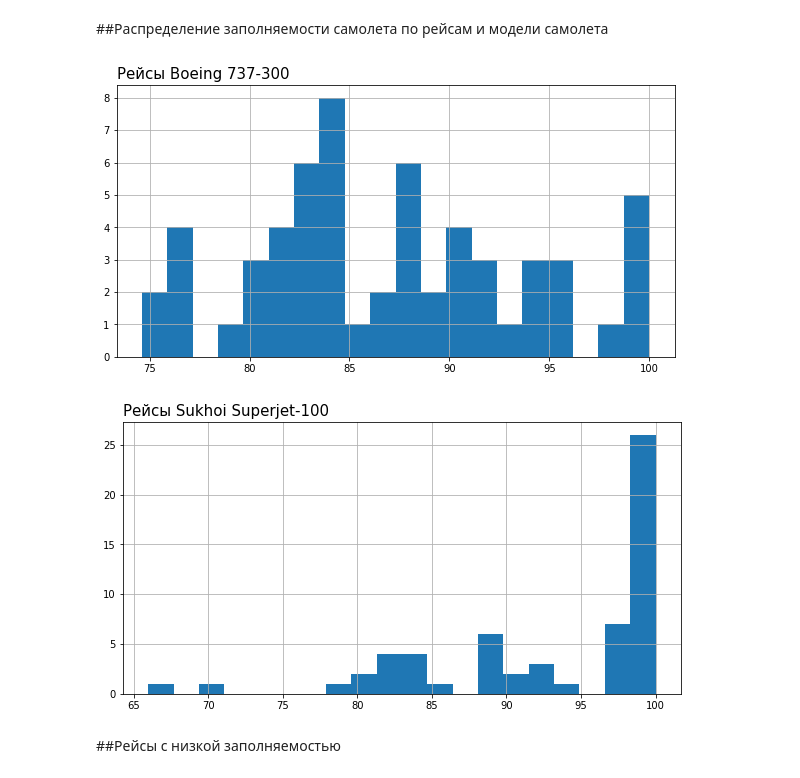
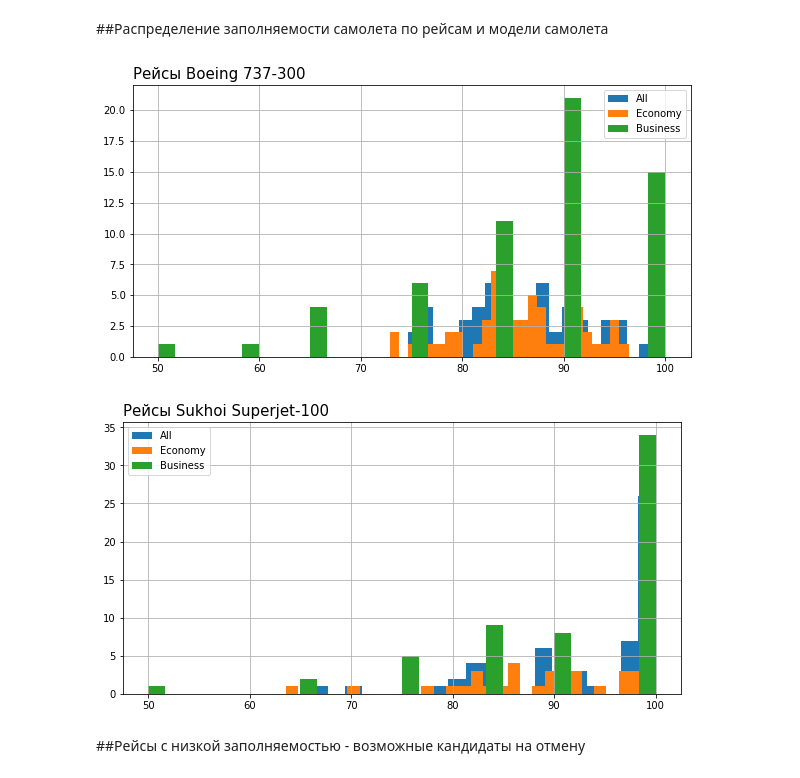
Before and after one commit to akitim/SkillFactory_projects, a Jupyter notebook: Akimkin_Timofey_Проект_4_Авиарейсы_без_потерь_EDA.ipynb, the cells around one changed output. Drawn from its saved outputs; the diff is of its cells as text; code cells hidden in the pictures.

```diff
--- a/Akimkin_Timofey_Проект_4_Авиарейсы_без_потерь_EDA.ipynb
+++ b/Akimkin_Timofey_Проект_4_Авиарейсы_без_потерь_EDA.ipynb
@@ -23,7 +23,7 @@ pd.options.display.float_format = '{:.2f}'.format
 # %% [markdown]
 #Загрузка датасета
 # %%
-path = 'https://raw.githubusercontent.com/akitim/datasets/main/Project_4%20-%20Loseless%20flights.csv'
+path = 'https://raw.githubusercontent.com/akitim/datasets/main/Project_4%20-%20Loseless%20flights_v3.csv'
 data = pd.read_csv(path)
 
 data.sample(15)
@@ -89,7 +87,7 @@ memory usage: 13.0+ KB
 #     data[['avg_speed', 'gain_per_flight', 'income_per_flight_eval1', 'income_per_flight_eval2']].\
 #         apply(lambda se: se.apply(lambda x: '%.0f' % x), axis=1)
 
-data.drop(['avg_speed', 'income_per_flight_eval1'], axis=1, inplace=True)
+data.drop(['avg_speed', 'income_per_flight_dist'], axis=1, inplace=True)
 # %% [markdown]
 ###Рейсы в Новокузнецк не имеют статус отменненых, однако **данных** по количеству купленных билетов и соответственно по прибыли нет
 # %%
@@ -101,18 +99,23 @@ data.fillna(0, inplace=True) # заполняем отсутствующие д
 # %% [markdown]
 ##Распределение заполняемости самолета по рейсам и модели самолета
 # %%
-# вводим столбец "Заполняемость самолета"
+# вводим столбцы для заполняемости самолета
 data['occupancy_rate'] = data.seats_sold / data.seats_in_a_plane * 100
+data['eco_occupancy_rate'] = data.economy_sold / data.economy_seats_in_a_plane * 100
+data['biz_occupancy_rate'] = data.business_sold / data.business_seats_in_a_plane * 100
 
 for model in data.aircraft_model.unique():
     plt.figure(figsize = (10, 5))
     data[(data.aircraft_model == model) & (data.seats_sold != 0)].occupancy_rate.hist(bins=20);
+    for col in ['eco_occupancy_rate', 'biz_occupancy_rate']:
+        data[(data.aircraft_model == model) & (data.seats_sold != 0)][col].hist(bins=30);
     plt.title(f'Рейсы {model}', fontdict = {'fontsize': 15}, loc='left')
+    plt.legend(['All', 'Economy', 'Business'])
     plt.show()
 # %% [output]
-[figure, old version]
+[figure, new version]
-[figure, old version]
+[figure, new version]
 # %% [markdown]
-##Рейсы с низкой заполняемостью
+##Рейсы с низкой заполняемостью - возможные кандидаты на отмену
 # %%
 data[(data.occupancy_rate > 0) & (data.occupancy_rate < 75)][['flight_id', 'scheduled_departure', 'arrival_city']]
```
Also changed, not shown: parts of 6 cells of this notebook.
